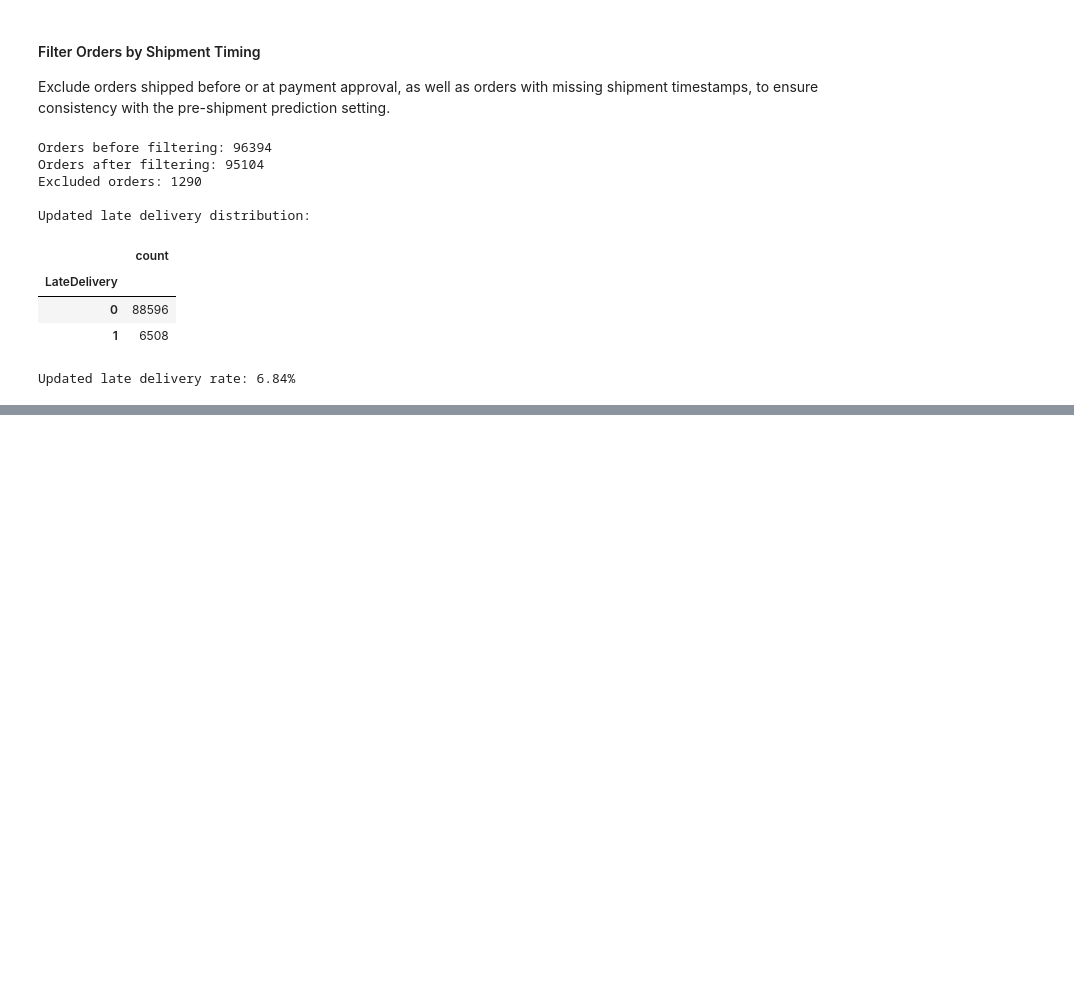
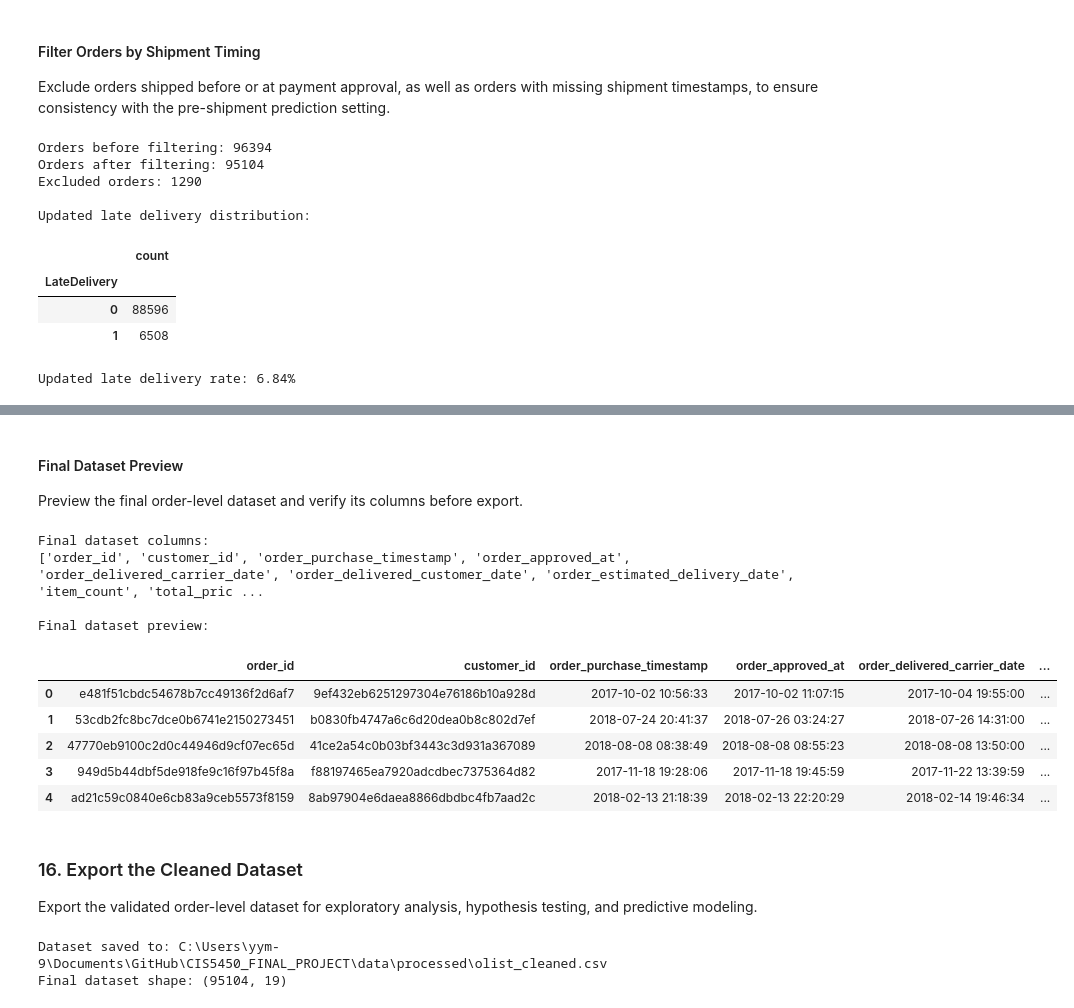
Before and after one commit to ZGXJason/CIS5450_FINAL_PROJECT, a Jupyter notebook: notebooks/01_data_cleaning.ipynb, the cells around one changed output, grey strips where cells are left out. Saved outputs shown, nothing was run; the diff lists cells and outputs as text; code cells hidden in the pictures; blank space fills up the shorter version.

```diff
--- a/notebooks/01_data_cleaning.ipynb
+++ b/notebooks/01_data_cleaning.ipynb
@@ -646,0 +662,6 @@ Updated late delivery rate: 6.84%
+# %%
+print("Unique order statuses:", orders_merged['order_status'].unique())
+
+orders_merged = orders_merged.drop(columns=['order_status'])
+
+print("Dataset shape after removing redundant columns:", orders_merged.shape)
@@ -646,0 +766,40 @@ Updated late delivery rate: 6.84%
+# %% [markdown]
+#### Final Dataset Preview
+
+Preview the final order-level dataset and verify its columns before export.
+# %%
+print("Final dataset columns:")
+print(orders_merged.columns.tolist())
+
+print("\nFinal dataset preview:")
+display(orders_merged.head())
+# %% [output]
+Final dataset columns:
+['order_id', 'customer_id', 'order_purchase_timestamp', 'order_approved_at', 'order_delivered_carrier_date', 'order_delivered_customer_date', 'order_estimated_delivery_date', 'item_count', 'total_pric ...
+
+Final dataset preview:
+|  | order_id | customer_id | order_purchase_timestamp | order_approved_at | order_delivered_carrier_date | ... |
+| 0 | e481f51cbdc54678b7cc49136f2d6af7 | 9ef432eb6251297304e76186b10a928d | 2017-10-02 10:56:33 | 2017-10-02 11:07:15 | 2017-10-04 19:55:00 | ... |
+| 1 | 53cdb2fc8bc7dce0b6741e2150273451 | b0830fb4747a6c6d20dea0b8c802d7ef | 2018-07-24 20:41:37 | 2018-07-26 03:24:27 | 2018-07-26 14:31:00 | ... |
+| 2 | 47770eb9100c2d0c44946d9cf07ec65d | 41ce2a54c0b03bf3443c3d931a367089 | 2018-08-08 08:38:49 | 2018-08-08 08:55:23 | 2018-08-08 13:50:00 | ... |
+| 3 | 949d5b44dbf5de918fe9c16f97b45f8a | f88197465ea7920adcdbec7375364d82 | 2017-11-18 19:28:06 | 2017-11-18 19:45:59 | 2017-11-22 13:39:59 | ... |
+| 4 | ad21c59c0840e6cb83a9ceb5573f8159 | 8ab97904e6daea8866dbdbc4fb7aad2c | 2018-02-13 21:18:39 | 2018-02-13 22:20:29 | 2018-02-14 19:46:34 | ... |
+# %% [markdown]
+### 16. Export the Cleaned Dataset
+
+Export the validated order-level dataset for exploratory analysis, hypothesis testing, and predictive modeling.
+# %%
+# Create output directory
+output_dir = raw_dir.parent / 'processed'
+output_dir.mkdir(parents=True, exist_ok=True)
+
+# Export final dataset
+output_path = output_dir / 'olist_cleaned.csv'
+
+orders_merged.to_csv(output_path, index=False)
+
+print("Dataset saved to:", output_path.resolve())
+print("Final dataset shape:", orders_merged.shape)
+# %% [output]
+Dataset saved to: C:\Users\yym-9\Documents\GitHub\CIS5450_FINAL_PROJECT\data\processed\olist_cleaned.csv
+Final dataset shape: (95104, 19)
```
Also changed, not shown: parts of 8 cells of this notebook, 2 other files.
